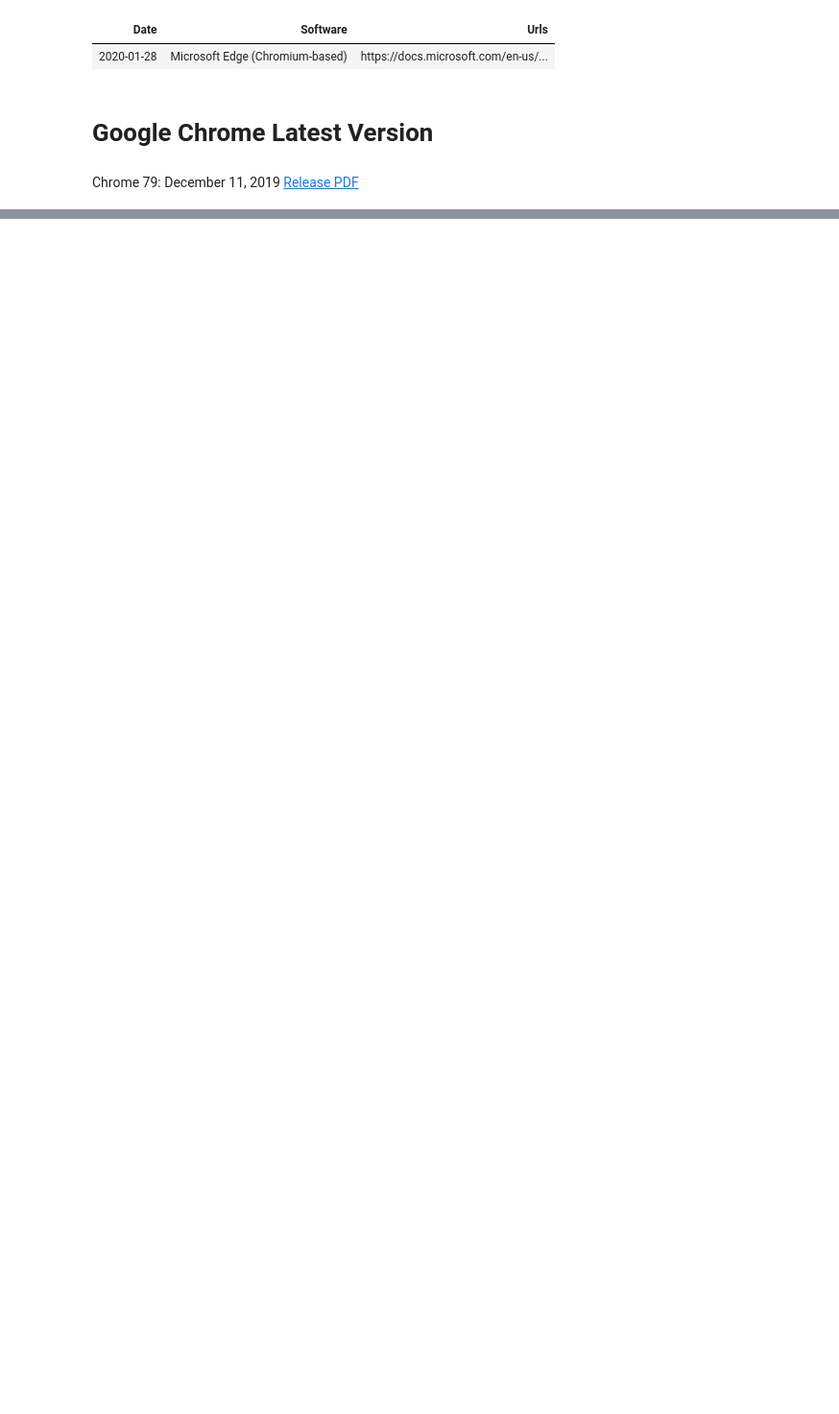
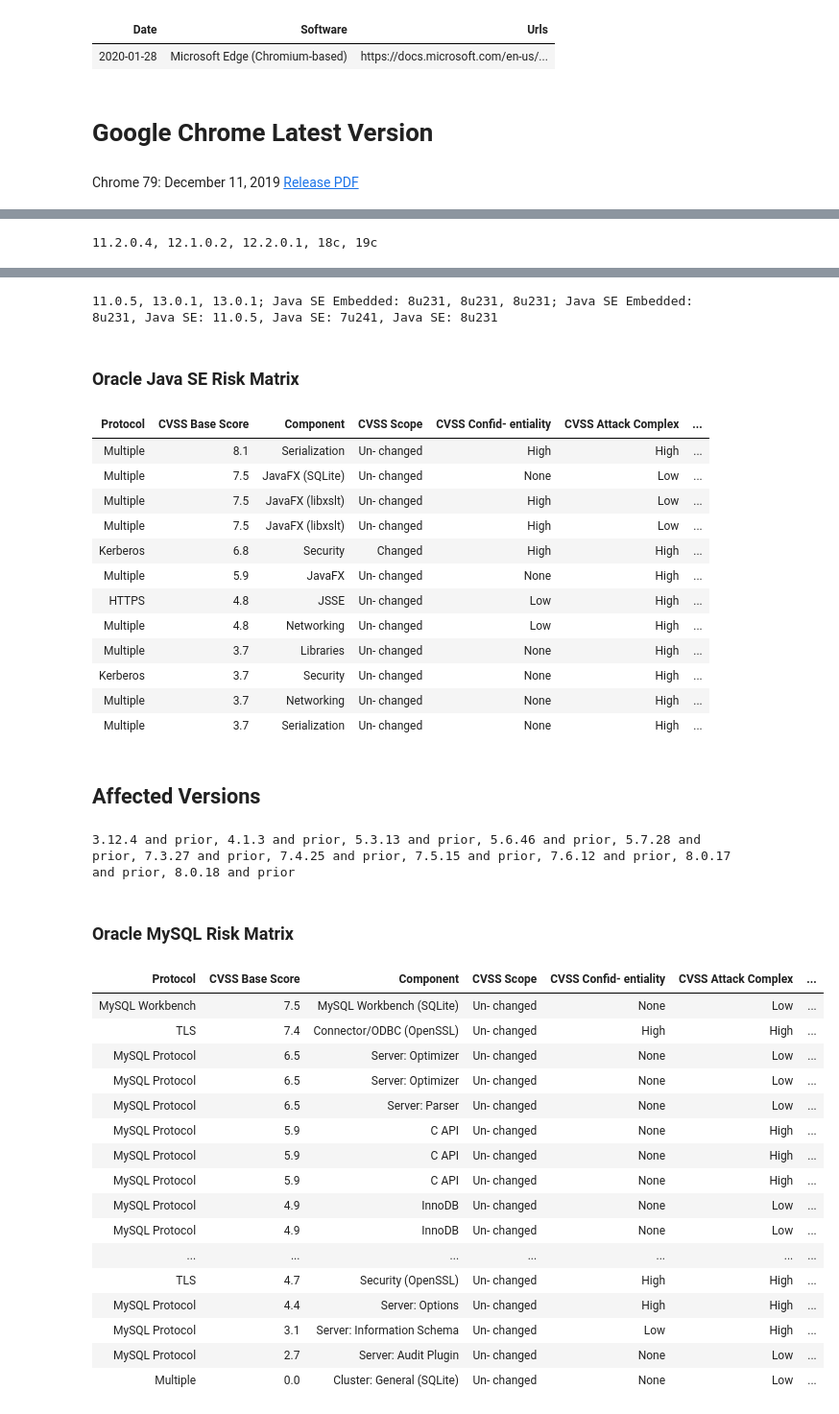
Before and after one commit to netscylla/Jupyter_Vulncheck, a Jupyter notebook: 3rd Party Tools.ipynb, the cells around one changed output, grey strips where cells are left out. Shown at 96% size. Drawn from its saved outputs; the diff is of its cells as text; code cells hidden in the pictures; blank space fills up the shorter version.

```diff
--- a/3rd Party Tools.ipynb
+++ b/3rd Party Tools.ipynb
@@ -317,0 +220,37 @@ MySQL Server, versions 5.6.46 and prior, 5.7.28 and prior, 8.0.18 and prior
+# %%
+from datetime import date
+
+# today = date.today().strftime("%b%Y")
+today = "Jan2020"
+url = f"https://www.oracle.com/security-alerts/cpu{today.lower()}.html"
+
+doc = get_html(url)
+
+oracle_risk_matrices = {
+    parse_text(i.xpath("preceding-sibling::h4[1]")[0]):
+    parse_table(i.xpath(".//table[@class='otable-w2']")[0])
+    for i in
+    doc.xpath("//div[@data-ocomid='otable'][.//table[@class='otable-w2']]")
+}
+
+def flatten_cvss(matrix):
+    return [
+        {
+            **{k:v for k, v in i.items() if k != "CVSS VERSION 3.0 RISK (see Risk Matrix Definitions )"},
+            **{f"CVSS {k}":v for k, v in i["CVSS VERSION 3.0 RISK (see Risk Matrix Definitions )"].items()}
+        }
+        for i in
+        matrix
+    ]
+
+display(HTML("<h1>Java "+today+" Vulnerabilites</h1>"))
+print(url)
+
+interesting_risk_matrices = {f"Oracle {i} Risk Matrix" for i in ["Java SE", "Database Server", "MySQL"]}
+
+for title, risk_matrix in [(k, flatten_cvss(v)) for k, v in oracle_risk_matrices.items() if k in interesting_risk_matrices]:
+    display(HTML("<h2>Affected Versions</h2>"))
+    print(", ".join(sorted(set(chain.from_iterable(map(str.strip, r['Supported Versions Affected'].split(",")) for r in risk_matrix)))))
+    display(HTML(f"<h3>{title}</h3>"))
+    display(HTML(table(risk_matrix)))
+# %% [output]
@@ -317,0 +260 @@ MySQL Server, versions 5.6.46 and prior, 5.7.28 and prior, 8.0.18 and prior
+11.2.0.4, 12.1.0.2, 12.2.0.1, 18c, 19c
@@ -318,3 +276,38 @@ MySQL Server, versions 5.6.46 and prior, 5.7.28 and prior, 8.0.18 and prior
+11.0.5, 13.0.1, 13.0.1; Java SE Embedded: 8u231, 8u231, 8u231; Java SE Embedded: 8u231, Java SE: 11.0.5, Java SE: 7u241, Java SE: 8u231
+Oracle Java SE Risk Matrix
+| Protocol | CVSS Base Score | Component | CVSS Scope | CVSS Confid- entiality | CVSS Attack Complex | ... |
+| Multiple | 8.1 | Serialization | Un- changed | High | High | ... |
+| Multiple | 7.5 | JavaFX (SQLite) | Un- changed | None | Low | ... |
+| Multiple | 7.5 | JavaFX (libxslt) | Un- changed | High | Low | ... |
+| Multiple | 7.5 | JavaFX (libxslt) | Un- changed | High | Low | ... |
+| Kerberos | 6.8 | Security | Changed | High | High | ... |
+| Multiple | 5.9 | JavaFX | Un- changed | None | High | ... |
+| HTTPS | 4.8 | JSSE | Un- changed | Low | High | ... |
+| Multiple | 4.8 | Networking | Un- changed | Low | High | ... |
+| Multiple | 3.7 | Libraries | Un- changed | None | High | ... |
+| Kerberos | 3.7 | Security | Un- changed | None | High | ... |
+| Multiple | 3.7 | Networking | Un- changed | None | High | ... |
+| Multiple | 3.7 | Serialization | Un- changed | None | High | ... |
+Affected Versions
+3.12.4 and prior, 4.1.3 and prior, 5.3.13 and prior, 5.6.46 and prior, 5.7.28 and prior, 7.3.27 and prior, 7.4.25 and prior, 7.5.15 and prior, 7.6.12 and prior, 8.0.17 and prior, 8.0.18 and prior
+Oracle MySQL Risk Matrix
+| Protocol | CVSS Base Score | Component | CVSS Scope | CVSS Confid- entiality | CVSS Attack Complex | ... |
+| MySQL Workbench | 7.5 | MySQL Workbench (SQLite) | Un- changed | None | Low | ... |
+| TLS | 7.4 | Connector/ODBC (OpenSSL) | Un- changed | High | High | ... |
+| MySQL Protocol | 6.5 | Server: Optimizer | Un- changed | None | Low | ... |
+| MySQL Protocol | 6.5 | Server: Optimizer | Un- changed | None | Low | ... |
+| MySQL Protocol | 6.5 | Server: Parser | Un- changed | None | Low | ... |
+| MySQL Protocol | 5.9 | C API | Un- changed | None | High | ... |
+| MySQL Protocol | 5.9 | C API | Un- changed | None | High | ... |
+| MySQL Protocol | 5.9 | C API | Un- changed | None | High | ... |
+| MySQL Protocol | 4.9 | InnoDB | Un- changed | None | Low | ... |
+| MySQL Protocol | 4.9 | InnoDB | Un- changed | None | Low | ... |
+| ... | ... | ... | ... | ... | ... | ... |
+| TLS | 4.7 | Security (OpenSSL) | Un- changed | High | High | ... |
+| MySQL Protocol | 4.4 | Server: Options | Un- changed | High | High | ... |
+| MySQL Protocol | 3.1 | Server: Information Schema | Un- changed | Low | High | ... |
+| MySQL Protocol | 2.7 | Server: Audit Plugin | Un- changed | None | Low | ... |
+| Multiple | 0.0 | Cluster: General (SQLite) | Un- changed | None | Low | ... |
 # %%
 import requests
 import lxml.etree
```
Also changed, not shown: parts of 12 cells of this notebook, 5 other files.
